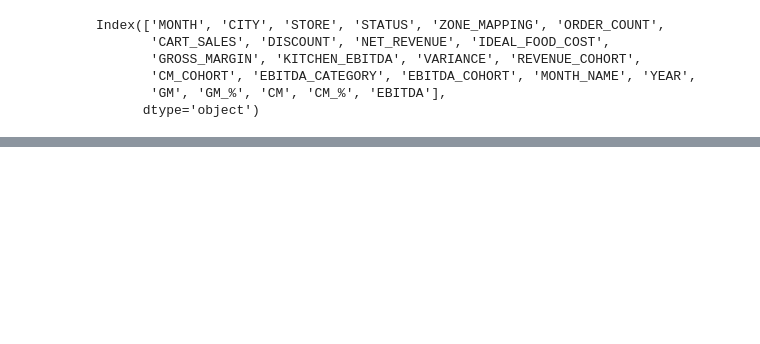
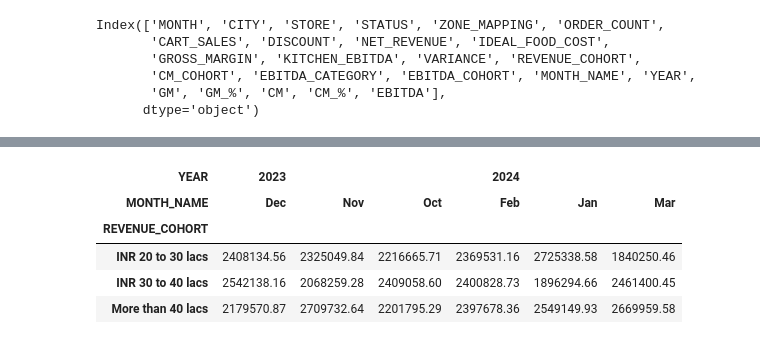
Before and after one commit to Rudra-G-23/cloud-kitchen-dashboard, a Jupyter notebook: kitchen-analysis.ipynb, the cells around one changed output, grey strips where cells are left out. Saved outputs shown, nothing was run; the diff lists cells and outputs as text; code cells hidden in the pictures; blank space fills up the shorter version.

```diff
--- a/kitchen-analysis.ipynb
+++ b/kitchen-analysis.ipynb
@@ -168,0 +210,18 @@ TypeError: agg function failed [how->mean,dtype->object]
+# %%
+variance_pivot_table =  pd.pivot_table(
+    df,
+    values="VARIANCE",
+    index="REVENUE_COHORT",
+    columns=["YEAR", "MONTH_NAME"],
+    aggfunc="sum",
+    fill_value=0
+)
+
+variance_pivot_table
+# %% [output]
+| YEAR | 2023 |  |  | 2024 |  |  |
+| MONTH_NAME | Dec | Nov | Oct | Feb | Jan | Mar |
+| REVENUE_COHORT |  |  |  |  |  |  |
+| INR 20 to 30 lacs | 2408134.56 | 2325049.84 | 2216665.71 | 2369531.16 | 2725338.58 | 1840250.46 |
+| INR 30 to 40 lacs | 2542138.16 | 2068259.28 | 2409058.60 | 2400828.73 | 1896294.66 | 2461400.45 |
+| More than 40 lacs | 2179570.87 | 2709732.64 | 2201795.29 | 2397678.36 | 2549149.93 | 2669959.58 |
```
Also changed, not shown: parts of 10 cells of this notebook, 1 other file.
